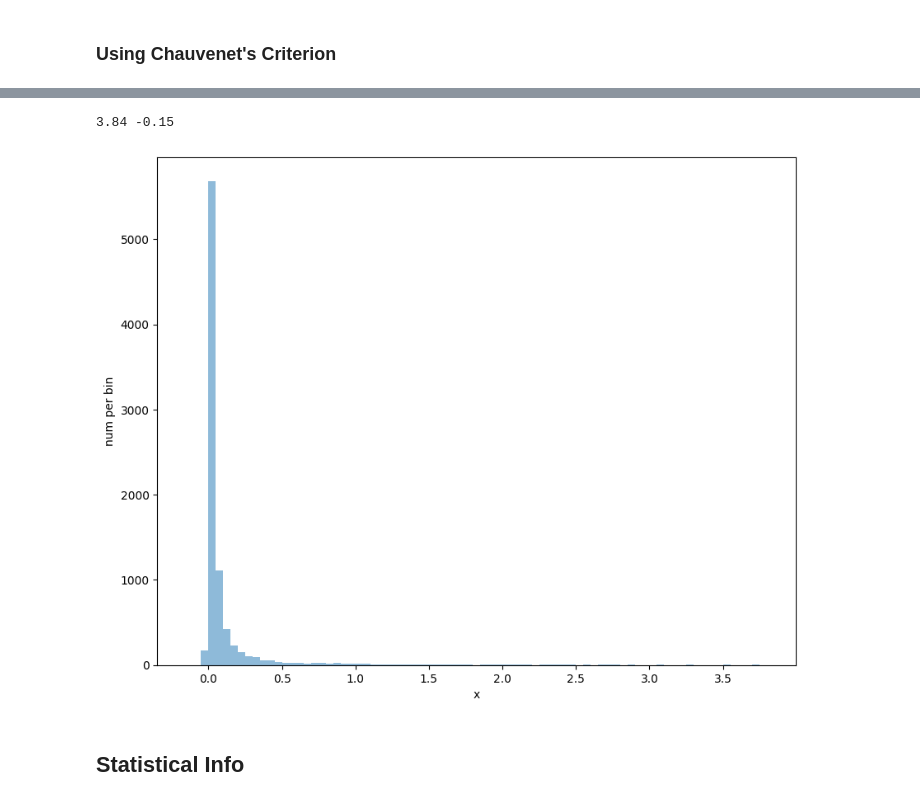
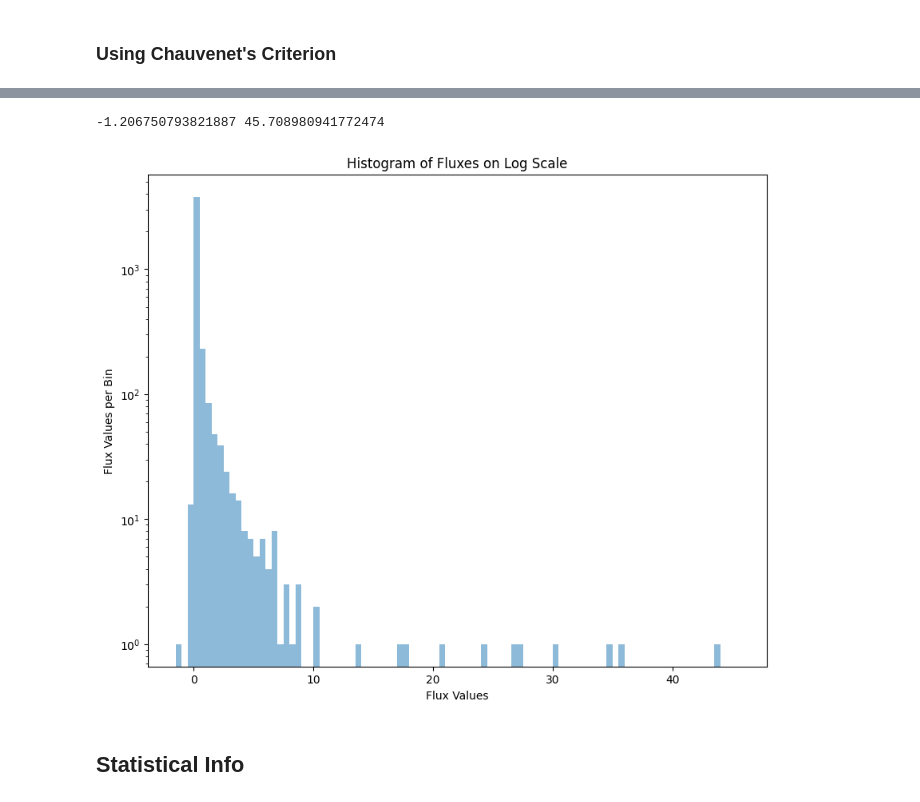
Before and after one commit to atothsmi/ASTR19, a Jupyter notebook: final/sep-f105w.ipynb, the cells around one changed output, grey strips where cells are left out. Saved outputs shown, nothing was run; the diff lists cells and outputs as text; code cells hidden in the pictures.

```diff
--- a/final/sep-f105w.ipynb
+++ b/final/sep-f105w.ipynb
@@ -249,27 +208,28 @@ print(max(checked_flux))
-# %%
-#create the histogram bins
-width = .05
-histmin =  np.round((min(checked_flux)- flux_mean) / flux_std, 2) #round to closest smaller integer
-histmax =  np.round((max(checked_flux) - flux_mean) / flux_std, 2) #round to closest higher integer
-
-print(histmax, histmin)
-# %% [output]
-3.84 -0.15
+# %%
+#create the histogram bins
+width = .5
+histmin =  -1.5
+histmax = 46
+
+print(min(checked_flux), max(checked_flux))
+
+bins = np.arange(histmin, histmax, width)
+# %% [output]
+-1.206750793821887 45.708980941772474
 # %%
-bins = np.arange(histmin, histmax, width)
-
 #create historgram
 fig = plt.figure()
 
 ax = fig.add_subplot(1,1,1)
-ax.hist(flux, bins = bins, alpha = 0.5, density=False)
-# ax.set_yscale('log')
+ax.hist(checked_flux, bins = bins, alpha = 0.5, density=False)
+ax.set_yscale('log')
 
-plt.xlabel('x')
-plt.ylabel('num per bin')
+plt.xlabel('Flux Values')
+plt.ylabel('Flux Values per Bin')
+plt.title('Histogram of Fluxes on Log Scale')
 plt.show()
 # %% [output]
-[figure, old version]
+[figure, new version]
 # %% [markdown]
 ## Statistical Info
 # %% [markdown]
```
Also changed, not shown: parts of 38 cells of this notebook, 4 other files.
